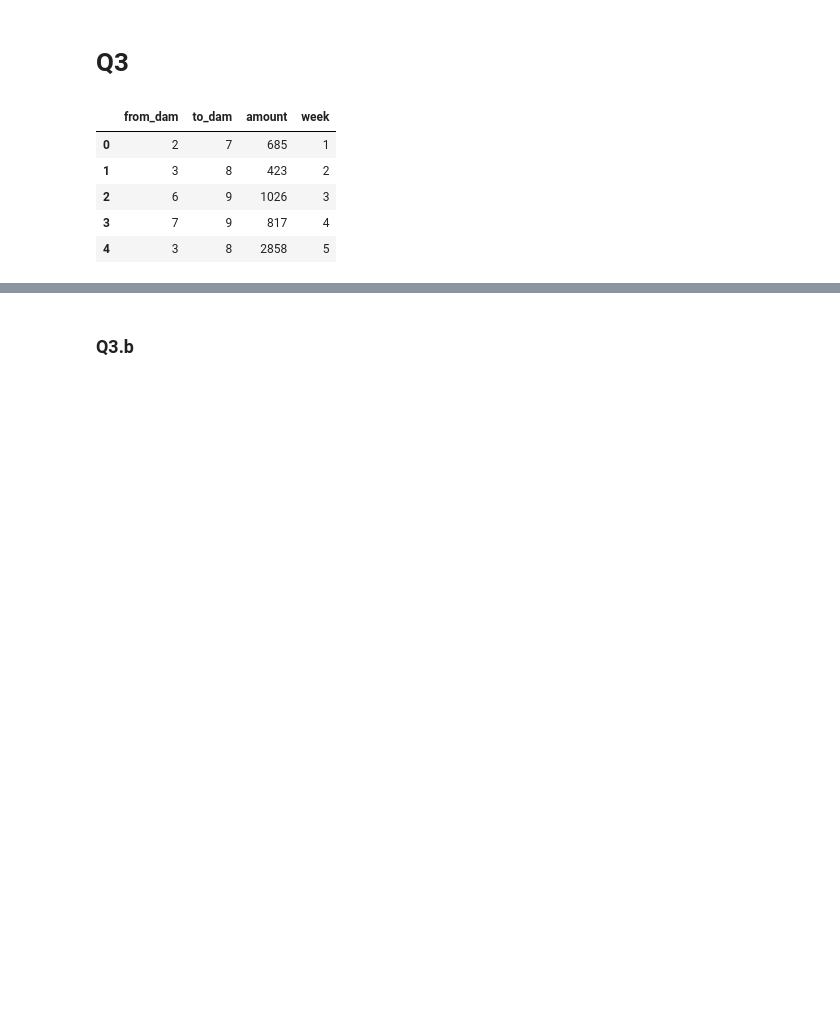
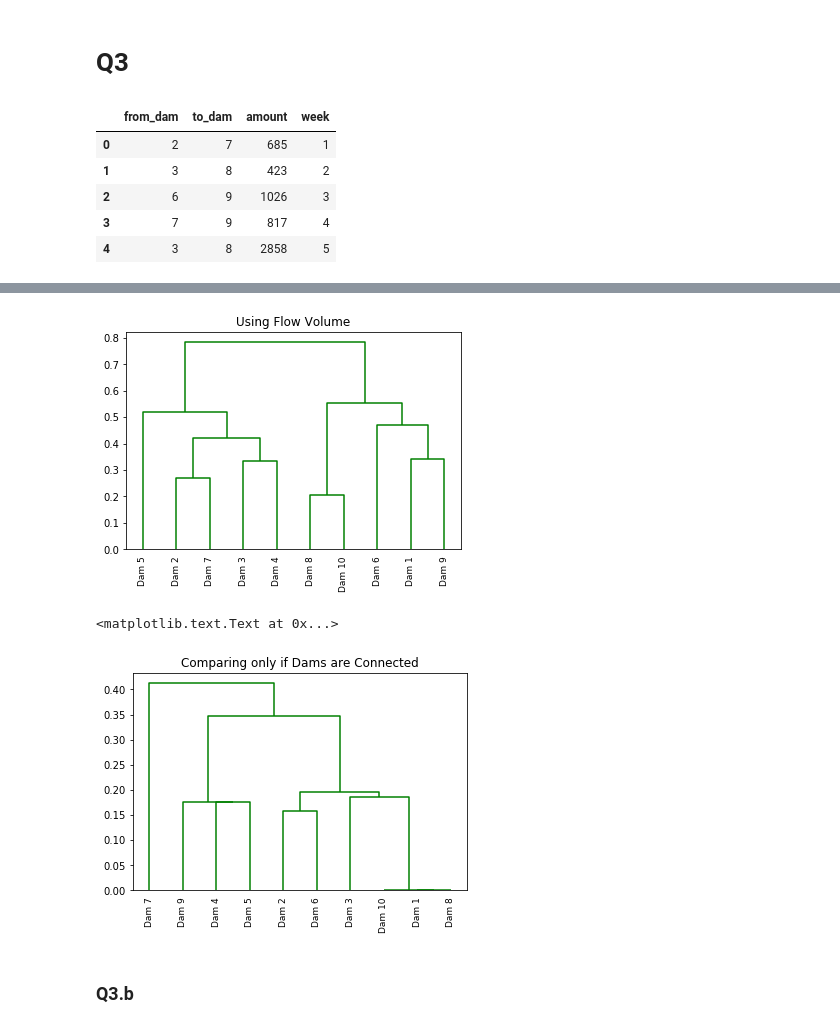
Before and after one commit to eugeneh101/apexlabs_takehome_nBJkgUBNNAwaKvd, a Jupyter notebook: Coding-Challenge.ipynb, the cells around one changed output, grey strips where cells are left out. Saved outputs shown, nothing was run; the diff lists cells and outputs as text; code cells hidden in the pictures; blank space fills up the shorter version.

Commit message:
problem 3 written up

```diff
--- a/Coding-Challenge.ipynb
+++ b/Coding-Challenge.ipynb
@@ -185,18 +236,0 @@ for from_dam, to_dam, amount in df_dams.drop('week', axis=1).values:
-# %%
-dam_volume = defaultdict(dict)
-all_dams = set(df_dams.from_dam)
-
-for dam in all_dams:
-    dam_volume[dam][0] = 10000
-
-for from_dam, to_dam, amount, week in df_dams.values:
-    if from_dam != to_dam:
-        dam_volume[from_dam][week] = dam_volume[from_dam][week - 1] - amount
-        dam_volume[to_dam][week] = dam_volume[to_dam][week - 1] + amount
-    else:
-        dam_volume[from_dam][week] = dam_volume[from_dam][week - 1]
-
-    for dam in (all_dams - set([from_dam, to_dam])):
-        dam_volume[dam][week] = dam_volume[dam][week - 1]
-
-    assert sum(dam_volume[dam][week] for dam in all_dams) == 100000, 'problem' # make sure all water is conserved
@@ -203,2 +279,26 @@ for from_dam, to_dam, amount, week in df_dams.values:
+# %%
+from scipy.cluster.hierarchy import dendrogram, linkage
+from scipy.spatial.distance import pdist, squareform
+
+distxy = squareform(pdist(flow_matrix, metric='cosine'))
+link = linkage(distxy, method='complete') # there are other distance measures
+dendro = dendrogram(link, color_threshold=1.5, leaf_font_size=9,
+                    labels=['Dam {}'.format(dam) for dam in
+                            sorted(set(df_dams.from_dam))],
+                    leaf_rotation=90)
+plt.title('Using Flow Volume')
+plt.show()
+
+distxy = squareform(pdist(on_or_off, metric='cosine'))
+link = linkage(distxy, method='complete')
+dendro = dendrogram(link, color_threshold=1.5, leaf_font_size=9,
+                    labels=['Dam {}'.format(dam) for dam in
+                            sorted(set(df_dams.from_dam))],
+                    leaf_rotation=90)
+plt.title('Comparing only if Dams are Connected')
+# %% [output]
+[figure, added]
+<matplotlib.text.Text at 0x...>
+[figure, added]
 # %% [markdown]
 ### Q3.b
```
Also changed, not shown: parts of 18 cells of this notebook.
